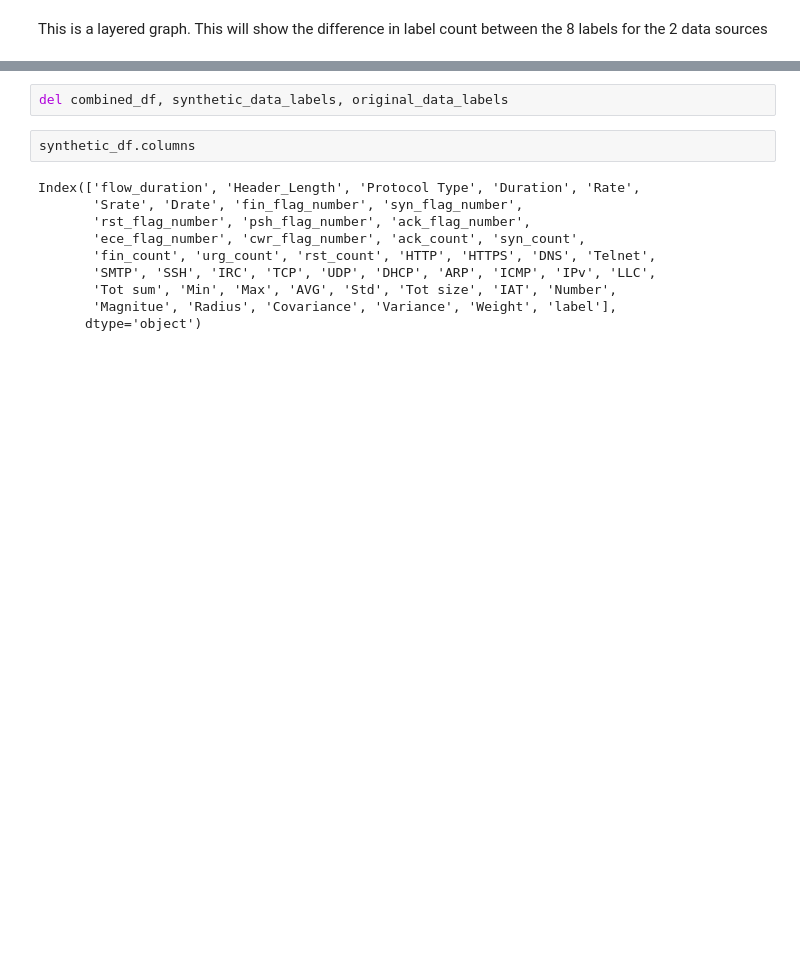
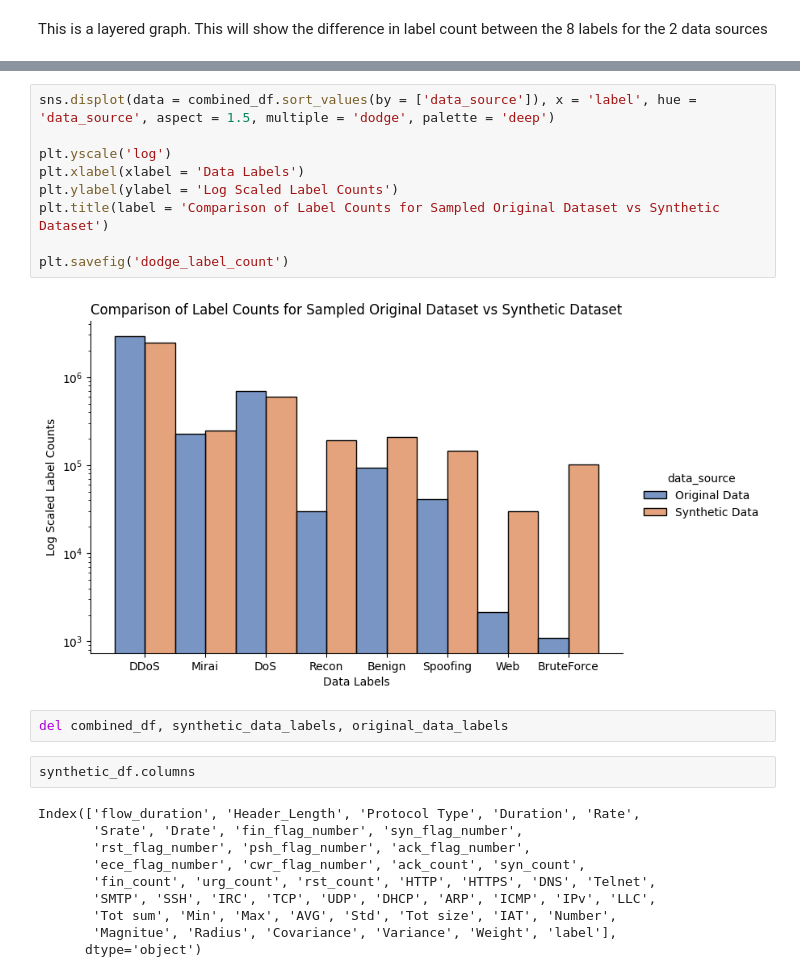
Before and after one commit to ingmarfjolla/IOTAttackDetectionML_CSC522, a Jupyter notebook: data_breakdown/data_distributions.ipynb, the cells around one changed output, grey strips where cells are left out. Saved outputs shown, nothing was run; the diff lists cells and outputs as text; blank space fills up the shorter version.

```diff
--- a/data_breakdown/data_distributions.ipynb
+++ b/data_breakdown/data_distributions.ipynb
@@ -203,3 +204,14 @@ plt.savefig('layered_label_count')
+# %%
+sns.displot(data = combined_df.sort_values(by = ['data_source']), x = 'label', hue = 'data_source', aspect = 1.5, multiple = 'dodge', palette = 'deep')
+
+plt.yscale('log')
+plt.xlabel(xlabel = 'Data Labels')
+plt.ylabel(ylabel = 'Log Scaled Label Counts')
+plt.title(label = 'Comparison of Label Counts for Sampled Original Dataset vs Synthetic Dataset')
+
+plt.savefig('dodge_label_count')
+# %% [output]
+[figure, added]
 # %%
 del combined_df, synthetic_data_labels, original_data_labels
 # %%
```
Also changed, not shown: parts of 7 cells of this notebook, 2 other files.
